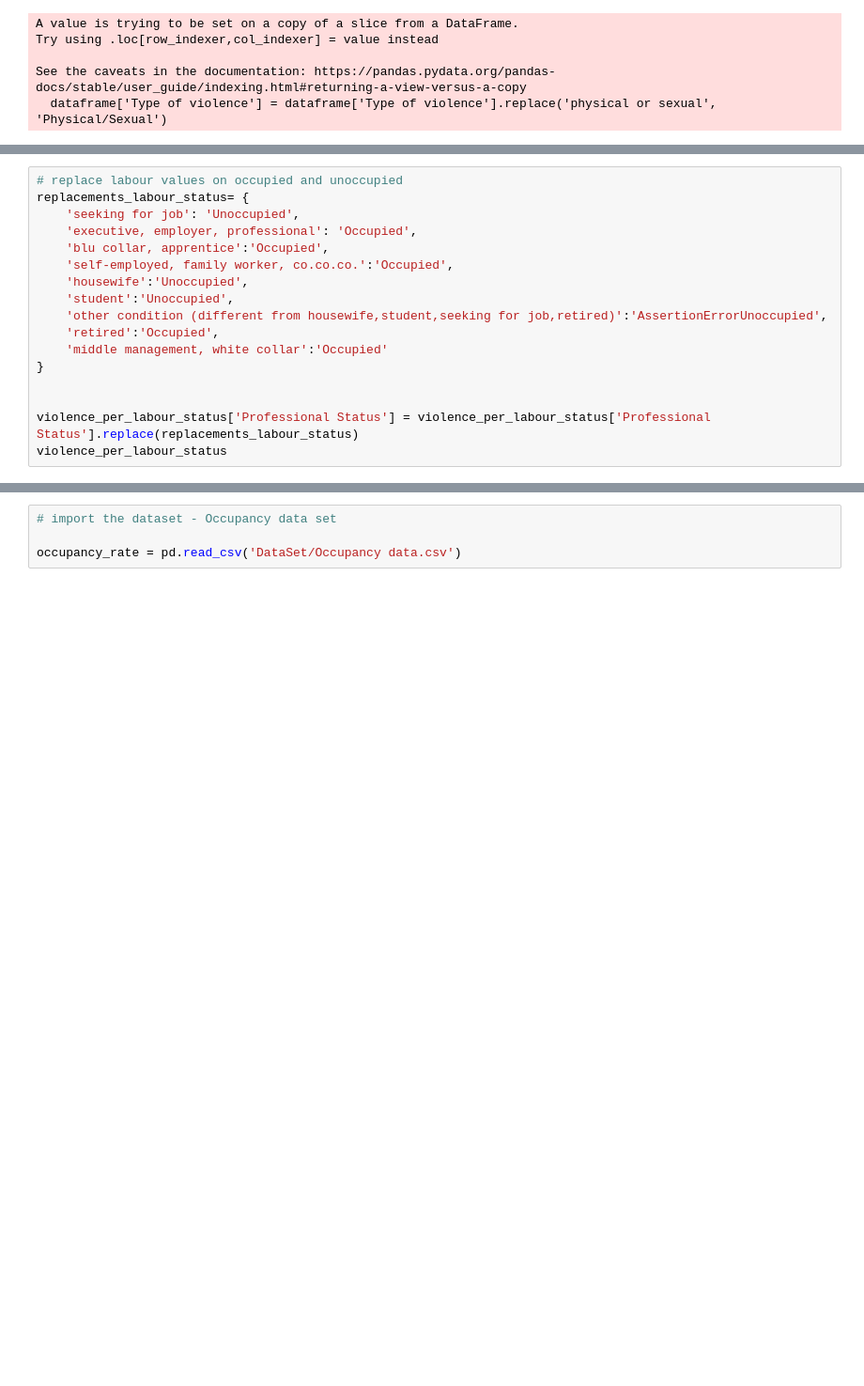
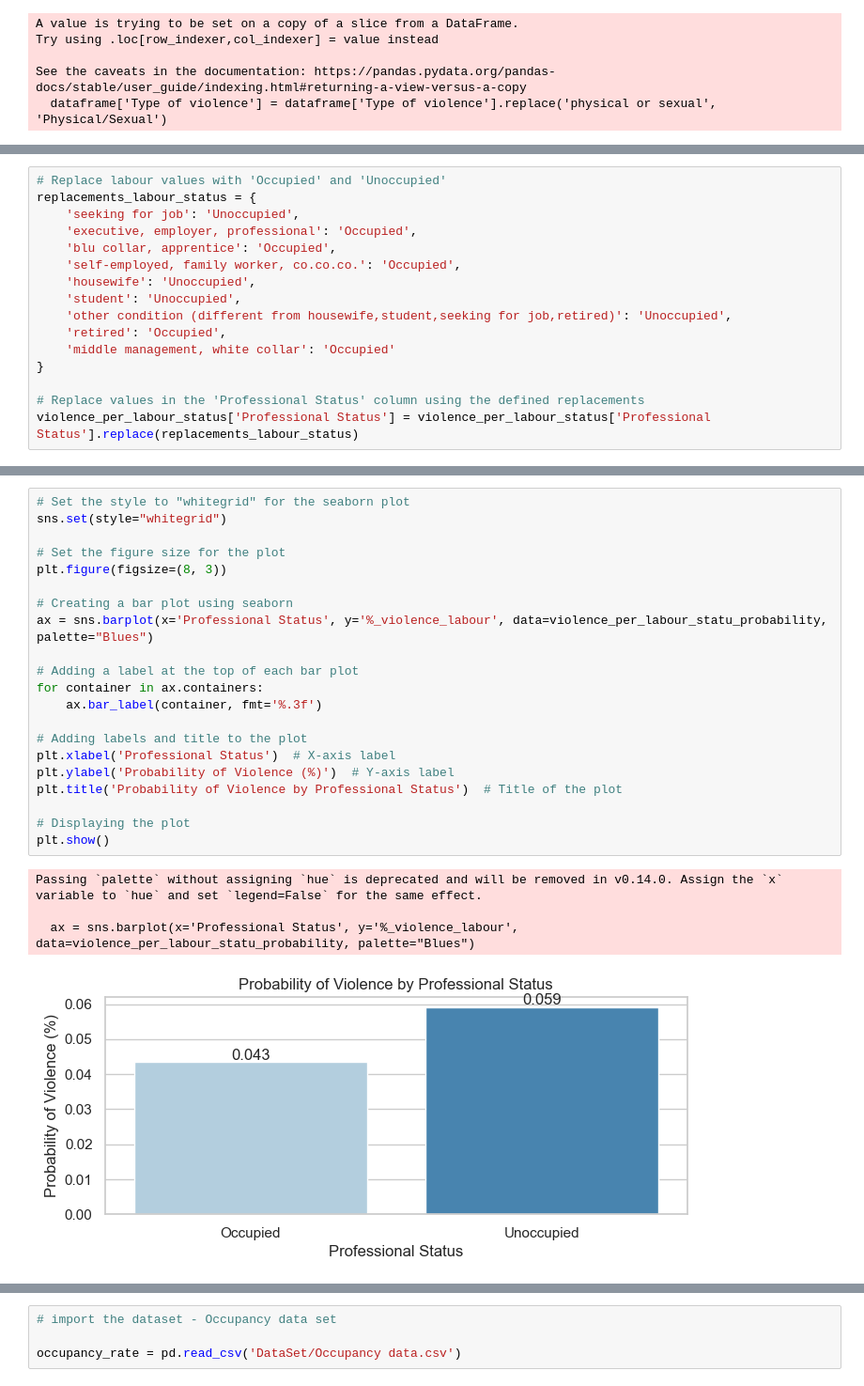
Before and after one commit to Cecilia8989/PfDA_Assignement, a Jupyter notebook: PfDA_Project_1.ipynb, the cells around one changed output, grey strips where cells are left out. Shown: that part at 94% size. Drawn from its saved outputs; the diff is of its cells as text; blank space fills up the shorter version.

```diff
--- a/PfDA_Project_1.ipynb
+++ b/PfDA_Project_1.ipynb
@@ -809,17 +932,16 @@ See the caveats in the documentation: https://pandas.pydata.org/pandas-docs/stab
 # %%
-# replace labour values on occupied and unoccupied
-replacements_labour_status= {
+# Replace labour values with 'Occupied' and 'Unoccupied'
+replacements_labour_status = {
     'seeking for job': 'Unoccupied',
     'executive, employer, professional': 'Occupied',
-    'blu collar, apprentice':'Occupied',
-    'self-employed, family worker, co.co.co.':'Occupied',
-    'housewife':'Unoccupied',
-    'student':'Unoccupied',
-    'other condition (different from housewife,student,seeking for job,retired)':'AssertionErrorUnoccupied',
-    'retired':'Occupied',
-    'middle management, white collar':'Occupied'
+    'blu collar, apprentice': 'Occupied',
+    'self-employed, family worker, co.co.co.': 'Occupied',
+    'housewife': 'Unoccupied',
+    'student': 'Unoccupied',
+    'other condition (different from housewife,student,seeking for job,retired)': 'Unoccupied',
+    'retired': 'Occupied',
+    'middle management, white collar': 'Occupied'
 }
 
-
+# Replace values in the 'Professional Status' column using the defined replacements
 violence_per_labour_status['Professional Status'] = violence_per_labour_status['Professional Status'].replace(replacements_labour_status)
-violence_per_labour_status
@@ -847,0 +967,26 @@ violence_per_labour_statu_probability
+# %%
+# Set the style to "whitegrid" for the seaborn plot
+sns.set(style="whitegrid")
+
+# Set the figure size for the plot
+plt.figure(figsize=(8, 3))
+
+# Creating a bar plot using seaborn
+ax = sns.barplot(x='Professional Status', y='%_violence_labour', data=violence_per_labour_statu_probability, palette="Blues")
+
+# Adding a label at the top of each bar plot
+for container in ax.containers:
+    ax.bar_label(container, fmt='%.3f')
+
+# Adding labels and title to the plot
+plt.xlabel('Professional Status')  # X-axis label
+plt.ylabel('Probability of Violence (%)')  # Y-axis label
+plt.title('Probability of Violence by Professional Status')  # Title of the plot
+
+# Displaying the plot
+plt.show()
+# %% [output]
+Passing `palette` without assigning `hue` is deprecated and will be removed in v0.14.0. Assign the `x` variable to `hue` and set `legend=False` for the same effect.
+
+  ax = sns.barplot(x='Professional Status', y='%_violence_labour', data=violence_per_labour_statu_probability, palette="Blues")
+[figure, added]
```
Also changed, not shown: parts of 83 cells of this notebook.
